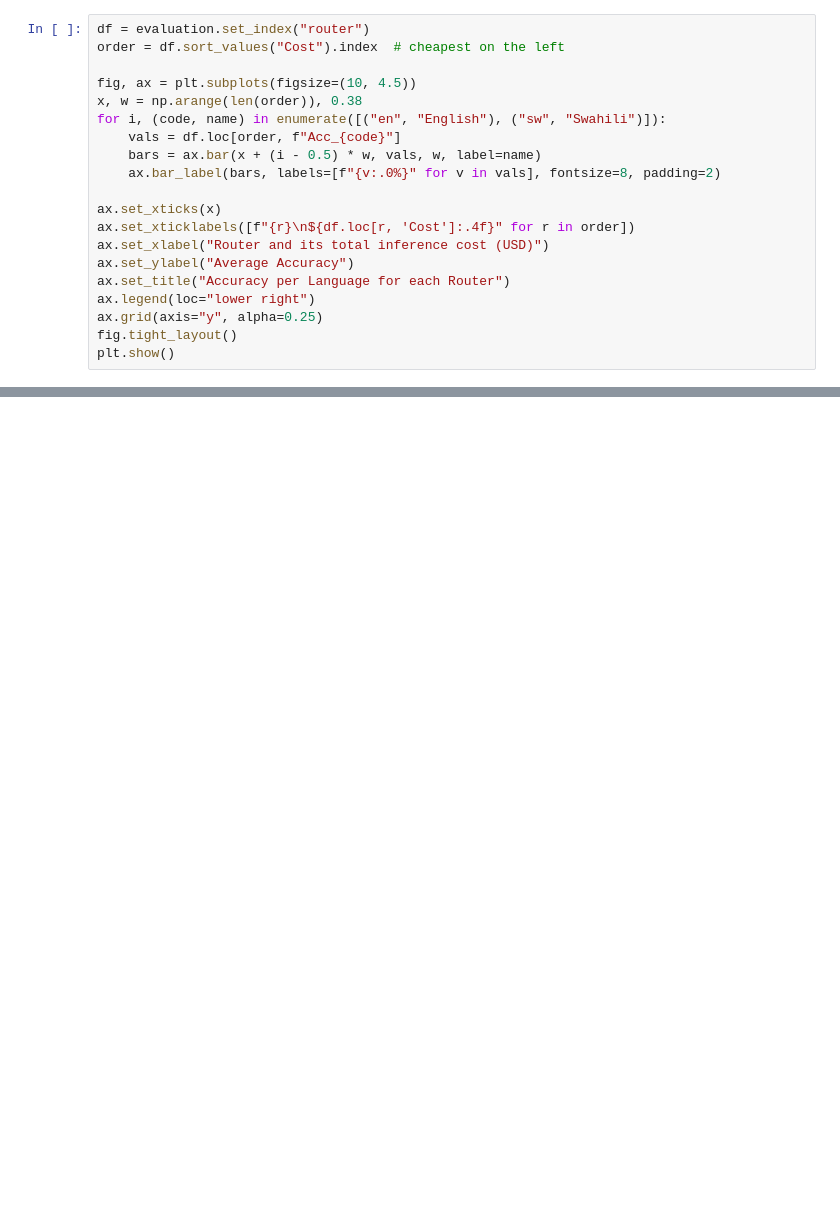
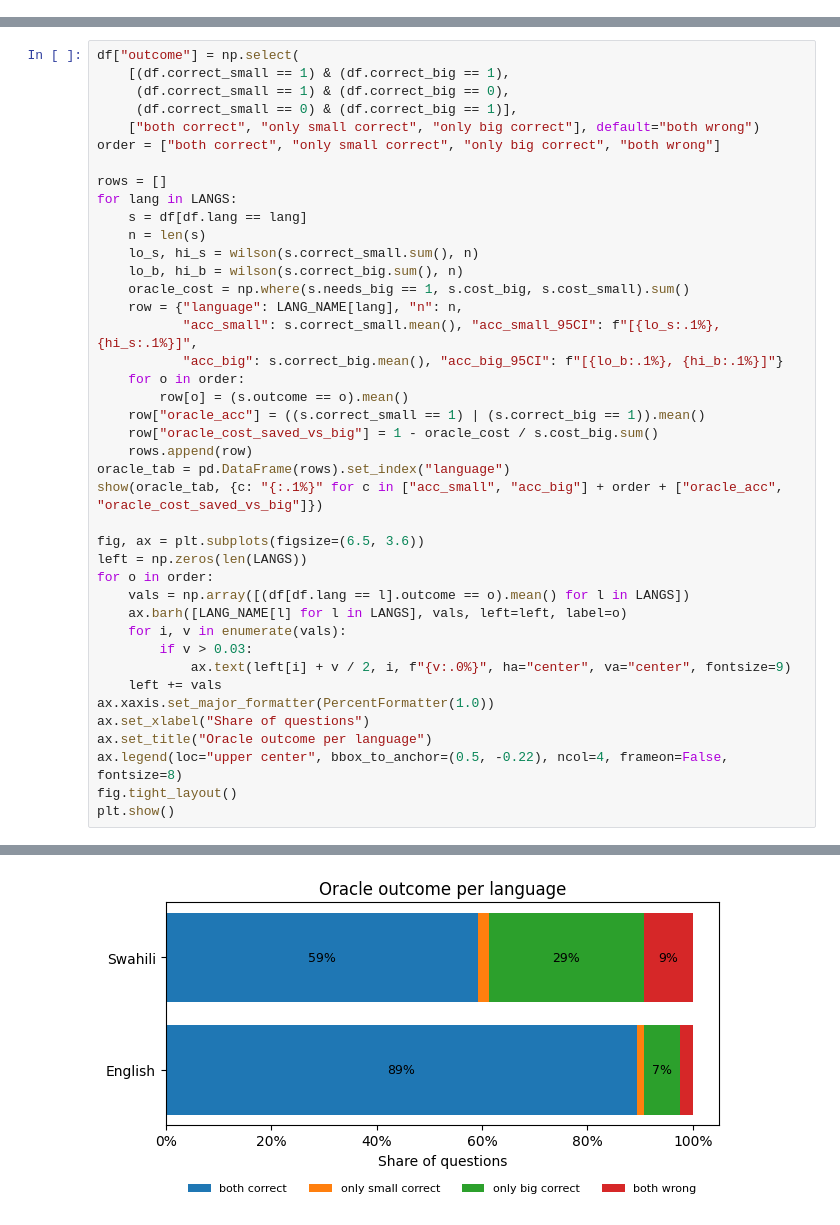
Before and after one commit to Essentials-HS26-UZH/Lost-in-Routing, a Jupyter notebook: src/analysis.ipynb, the cells around one changed output, grey strips where cells are left out. Saved outputs shown, nothing was run; the diff lists cells and outputs as text; blank space fills up the shorter version.

Commit message:
feat(analysis): router results

```diff
--- a/src/analysis.ipynb
+++ b/src/analysis.ipynb
@@ -292,20 +0,0 @@ Router accuracy by language, ordered by cost.
-# %%
-df = evaluation.set_index("router")
-order = df.sort_values("Cost").index  # cheapest on the left
-
-fig, ax = plt.subplots(figsize=(10, 4.5))
-x, w = np.arange(len(order)), 0.38
-for i, (code, name) in enumerate([("en", "English"), ("sw", "Swahili")]):
-    vals = df.loc[order, f"Acc_{code}"]
-    bars = ax.bar(x + (i - 0.5) * w, vals, w, label=name)
-    ax.bar_label(bars, labels=[f"{v:.0%}" for v in vals], fontsize=8, padding=2)
-
-ax.set_xticks(x)
-ax.set_xticklabels([f"{r}\n${df.loc[r, 'Cost']:.4f}" for r in order])
-ax.set_xlabel("Router and its total inference cost (USD)")
-ax.set_ylabel("Average Accuracy")
-ax.set_title("Accuracy per Language for each Router")
-ax.legend(loc="lower right")
-ax.grid(axis="y", alpha=0.25)
-fig.tight_layout()
-plt.show()
@@ -444,0 +101,42 @@ display(summary.style.format({
+# %%
+df["outcome"] = np.select(
+    [(df.correct_small == 1) & (df.correct_big == 1),
+     (df.correct_small == 1) & (df.correct_big == 0),
+     (df.correct_small == 0) & (df.correct_big == 1)],
+    ["both correct", "only small correct", "only big correct"], default="both wrong")
+order = ["both correct", "only small correct", "only big correct", "both wrong"]
+
+rows = []
+for lang in LANGS:
+    s = df[df.lang == lang]
+    n = len(s)
+    lo_s, hi_s = wilson(s.correct_small.sum(), n)
+    lo_b, hi_b = wilson(s.correct_big.sum(), n)
+    oracle_cost = np.where(s.needs_big == 1, s.cost_big, s.cost_small).sum()
+    row = {"language": LANG_NAME[lang], "n": n,
+           "acc_small": s.correct_small.mean(), "acc_small_95CI": f"[{lo_s:.1%}, {hi_s:.1%}]",
+           "acc_big": s.correct_big.mean(), "acc_big_95CI": f"[{lo_b:.1%}, {hi_b:.1%}]"}
+    for o in order:
+        row[o] = (s.outcome == o).mean()
+    row["oracle_acc"] = ((s.correct_small == 1) | (s.correct_big == 1)).mean()
+    row["oracle_cost_saved_vs_big"] = 1 - oracle_cost / s.cost_big.sum()
+    rows.append(row)
+oracle_tab = pd.DataFrame(rows).set_index("language")
+show(oracle_tab, {c: "{:.1%}" for c in ["acc_small", "acc_big"] + order + ["oracle_acc", "oracle_cost_saved_vs_big"]})
+
+fig, ax = plt.subplots(figsize=(6.5, 3.6))
+left = np.zeros(len(LANGS))
+for o in order:
+    vals = np.array([(df[df.lang == l].outcome == o).mean() for l in LANGS])
+    ax.barh([LANG_NAME[l] for l in LANGS], vals, left=left, label=o)
+    for i, v in enumerate(vals):
+        if v > 0.03:
+            ax.text(left[i] + v / 2, i, f"{v:.0%}", ha="center", va="center", fontsize=9)
+    left += vals
+ax.xaxis.set_major_formatter(PercentFormatter(1.0))
+ax.set_xlabel("Share of questions")
+ax.set_title("Oracle outcome per language")
+ax.legend(loc="upper center", bbox_to_anchor=(0.5, -0.22), ncol=4, frameon=False, fontsize=8)
+fig.tight_layout()
+plt.show()
+# %% [output]
@@ -444,0 +156 @@ display(summary.style.format({
+[figure, added]
```
Also changed, not shown: parts of 44 cells of this notebook.
